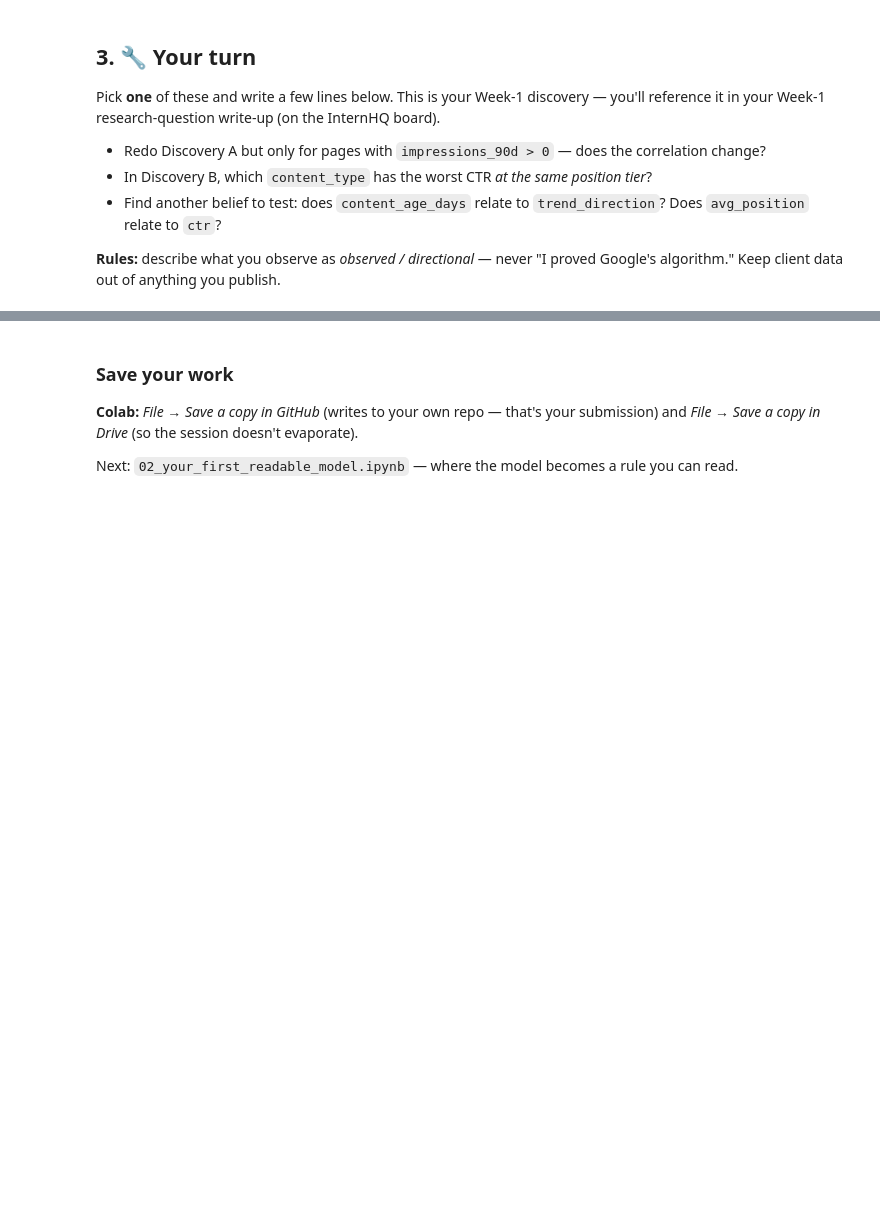
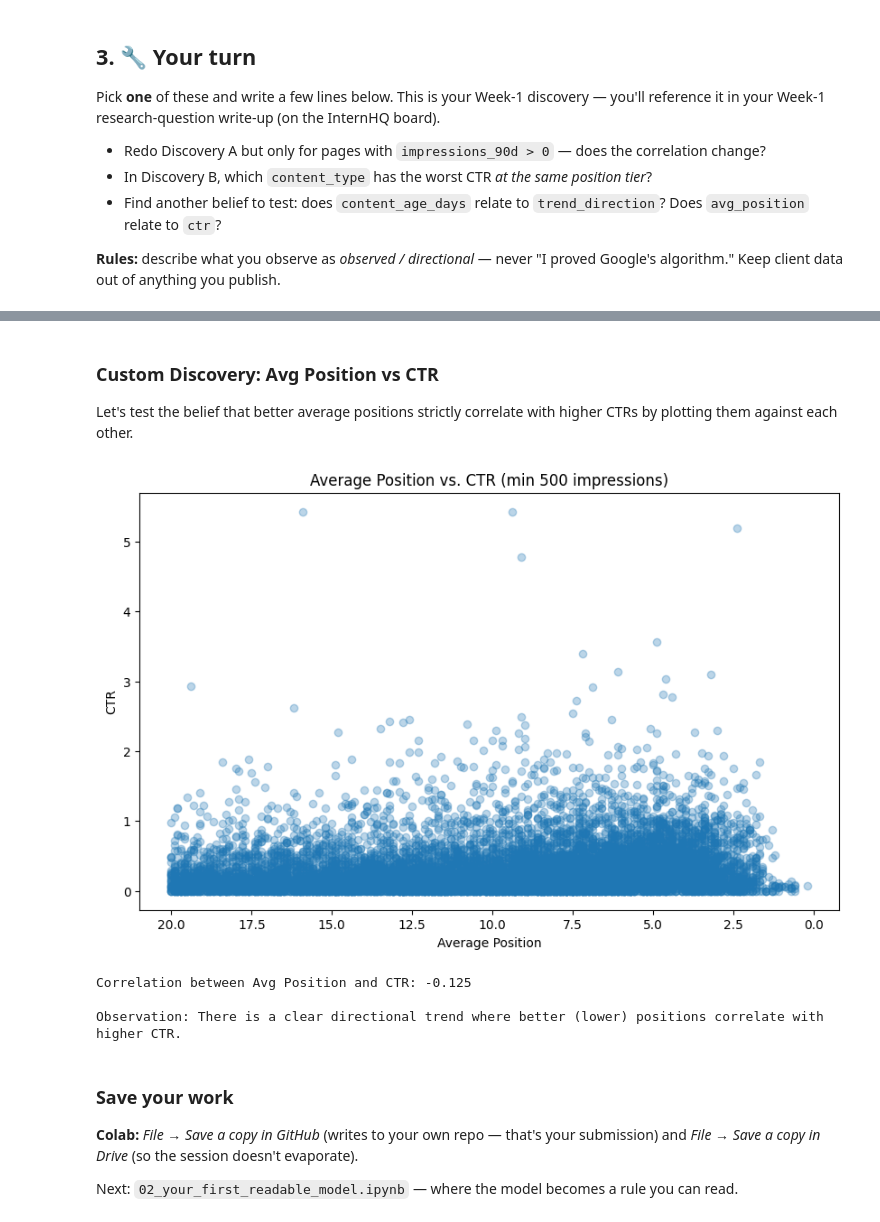
Before and after one commit to Sukuna310/MY-Flyrank-ml-internship-starter, a Jupyter notebook: notebooks/01_first_look_and_discovery.ipynb, the cells around one changed output, grey strips where cells are left out. Saved outputs shown, nothing was run; the diff lists cells and outputs as text; code cells hidden in the pictures; blank space fills up the shorter version.

```diff
--- a/notebooks/01_first_look_and_discovery.ipynb
+++ b/notebooks/01_first_look_and_discovery.ipynb
@@ -127,3 +196,28 @@ Pick **one** of these and write a few lines below. This is your Week-1 discovery
+# %% [markdown]
+### Custom Discovery: Avg Position vs CTR
+Let's test the belief that better average positions strictly correlate with higher CTRs by plotting them against each other.
+# %%
+import matplotlib.pyplot as plt
+
+# Filter for pages with enough data to have a meaningful CTR
+active_visible = df[(df['impressions_90d'] >= 500) & (df['avg_position'] <= 20)]
+
+plt.figure(figsize=(10, 6))
+plt.scatter(active_visible['avg_position'], active_visible['ctr'], alpha=0.3)
+plt.title('Average Position vs. CTR (min 500 impressions)')
+plt.xlabel('Average Position')
+plt.ylabel('CTR')
+plt.gca().invert_xaxis() # Better position is on the left
+plt.show()
+
+pos_ctr_corr = active_visible['avg_position'].corr(active_visible['ctr'])
+print(f"Correlation between Avg Position and CTR: {pos_ctr_corr:.3f}")
+print("\nObservation: There is a clear directional trend where better (lower) positions correlate with higher CTR.")
+# %% [output]
+[figure, added]
+Correlation between Avg Position and CTR: -0.125
+
+Observation: There is a clear directional trend where better (lower) positions correlate with higher CTR.
 # %% [markdown]
 ### Save your work
 **Colab:** *File → Save a copy in GitHub* (writes to your own repo — that's your submission) and *File → Save a copy in Drive* (so the session doesn't evaporate).
```
Also changed, not shown: parts of 10 cells of this notebook.
